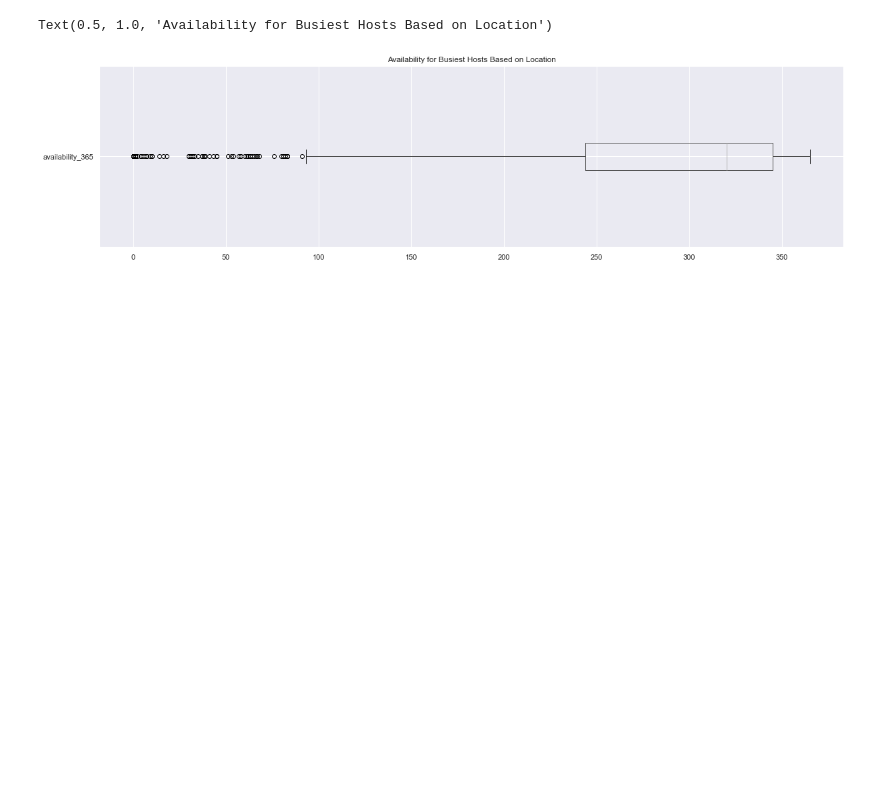
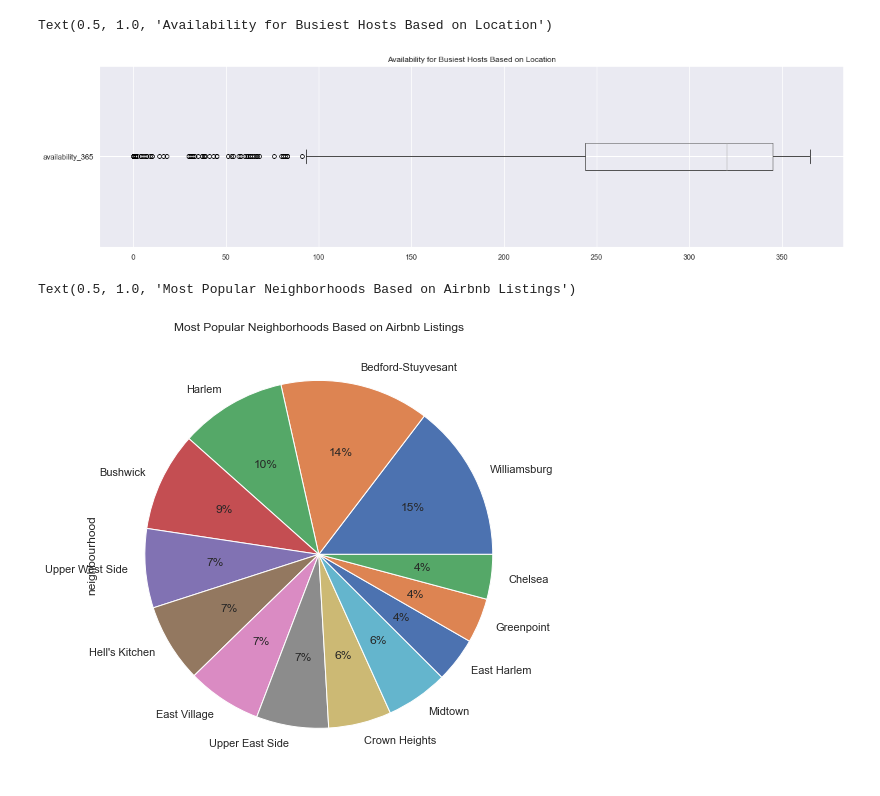
Before and after one commit to svishwanathan01/cse351-hw1, a Jupyter notebook: cse351_hw1_Vishwanathan_Sabareesh_112585006.ipynb, the cells around one changed output. Saved outputs shown, nothing was run; the diff lists cells and outputs as text; code cells hidden in the pictures; blank space fills up the shorter version.

```diff
--- a/cse351_hw1_Sabareesh_Vishwanathan_112585006.ipynb
+++ b/cse351_hw1_Vishwanathan_Sabareesh_112585006.ipynb
@@ -298,0 +302,13 @@ Text(0.5, 1.0, 'Availability for Busiest Hosts Based on Location')
+# %%
+# The first unique plot that is created is a pie plot, that is used as a proportional representation of data in a column.
+# Pie plots take in numeric data and the neighborhood column is of a different type, so the number of occurrences were
+# counted in order to quantify this data. Since the number of listings are well over over 40000 listings, I wanted to
+# find the most popular neighborhoods and see which places have the most listings within those areas. I selected locations
+# that have more than 1000 listings and saw that Williamsburg and Bedford-Stuyvesant, which are both in Brooklyn, were
+# the most popular neighborhoods in the data set.
+top5df = df['neighbourhood'].value_counts()
+top5df = top5df[top5df > 1000]
+top5df.plot.pie(autopct='%1.0f%%').set_title("Most Popular Neighborhoods Based on Airbnb Listings")
+# %% [output]
+Text(0.5, 1.0, 'Most Popular Neighborhoods Based on Airbnb Listings')
+[figure, added]
```
Also changed, not shown: parts of 3 cells of this notebook, 1 other file.
